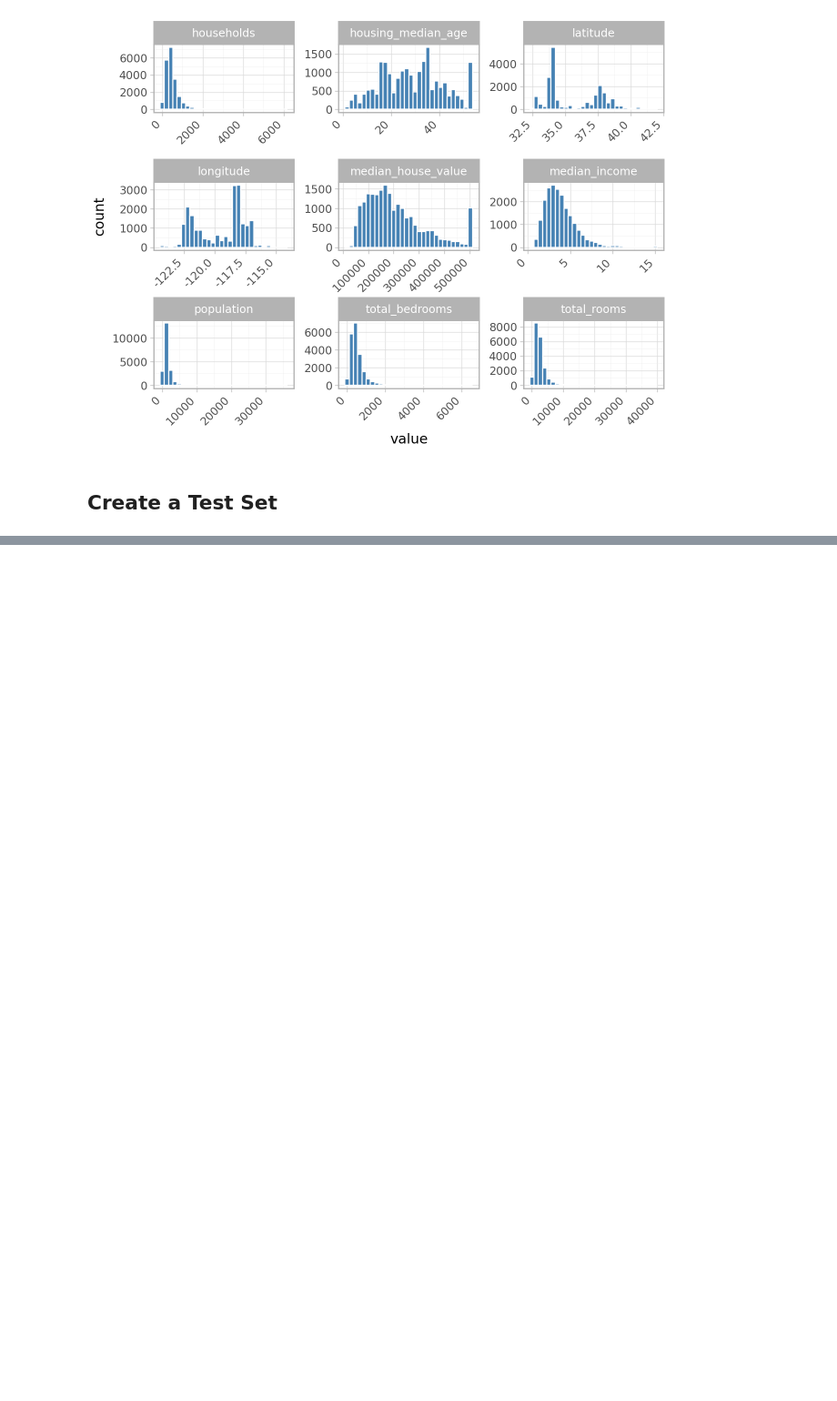
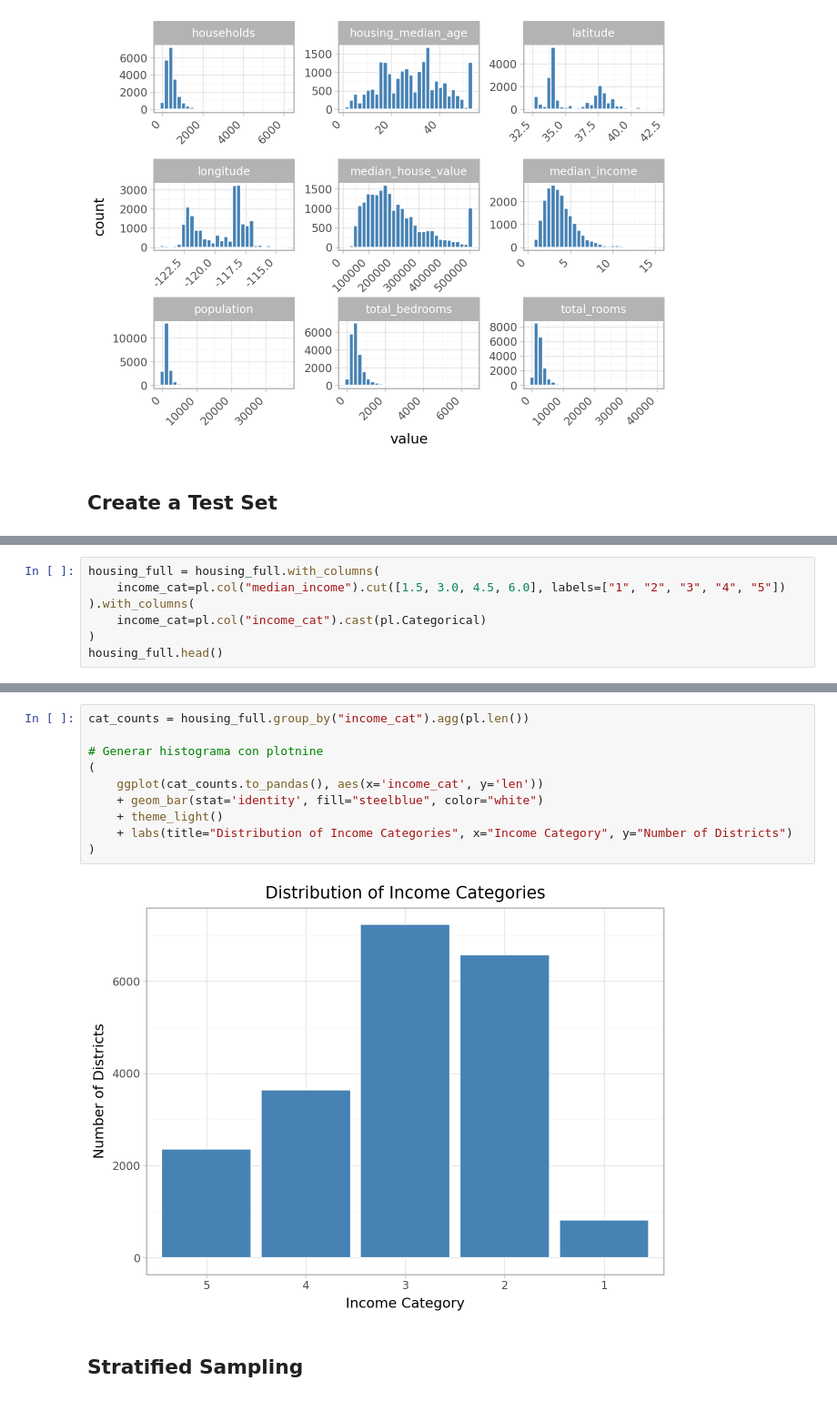
Before and after one commit to Sechi42/homl-study, a Jupyter notebook: 02_end_to_end_machine_learning_project/02_end_to_end_machine_learning_project.ipynb, the cells around one changed output, grey strips where cells are left out. Shown at 91% size. Saved outputs shown, nothing was run; the diff lists cells and outputs as text; blank space fills up the shorter version.

```diff
--- a/02_end_to_end_machine_learning_project/02_end_to_end_machine_learning_project.ipynb
+++ b/02_end_to_end_machine_learning_project/02_end_to_end_machine_learning_project.ipynb
@@ -155,0 +201,7 @@ def shuffle_and_split_data(data, test_ratio, rng):
+# %%
+housing_full = housing_full.with_columns(
+    income_cat=pl.col("median_income").cut([1.5, 3.0, 4.5, 6.0], labels=["1", "2", "3", "4", "5"])
+).with_columns(
+    income_cat=pl.col("income_cat").cast(pl.Categorical)
+)
+housing_full.head()
@@ -155,0 +217,14 @@ def shuffle_and_split_data(data, test_ratio, rng):
+# %%
+cat_counts = housing_full.group_by("income_cat").agg(pl.len())
+
+# Generar histograma con plotnine
+(
+    ggplot(cat_counts.to_pandas(), aes(x='income_cat', y='len'))
+    + geom_bar(stat='identity', fill="steelblue", color="white")
+    + theme_light()
+    + labs(title="Distribution of Income Categories", x="Income Category", y="Number of Districts")
+)
+# %% [output]
+[figure, added]
+# %% [markdown]
+## Stratified Sampling
```
Also changed, not shown: parts of 13 cells of this notebook, 1 other file.
